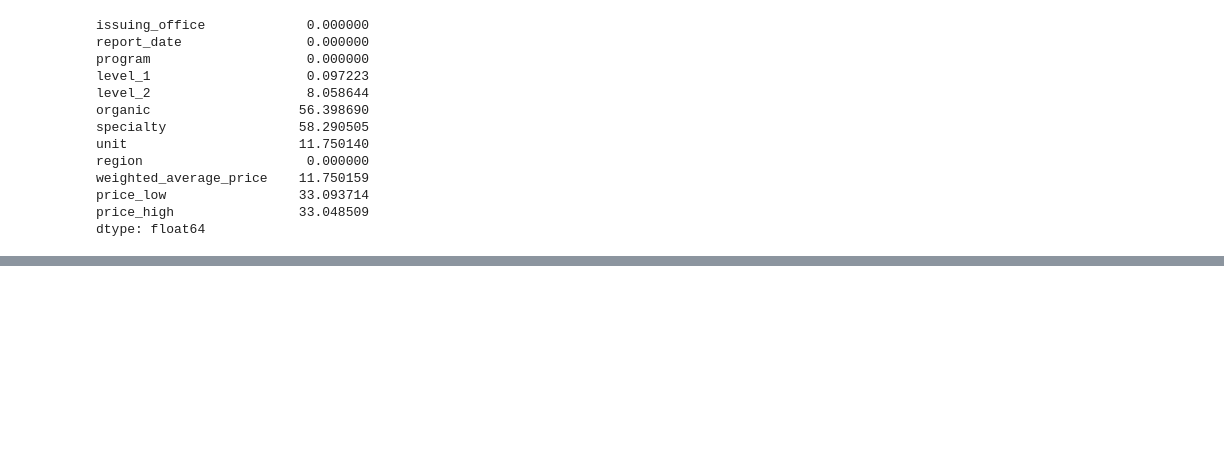
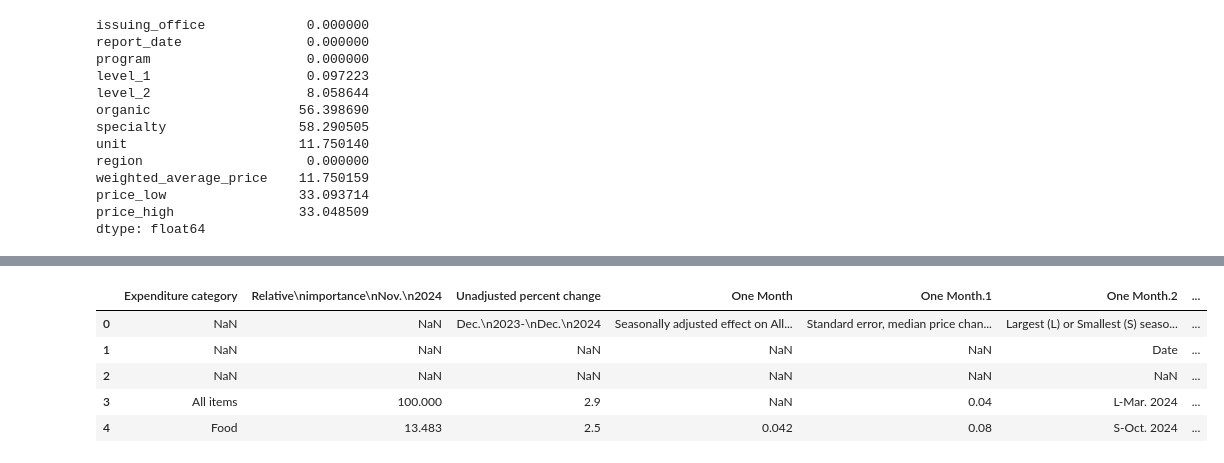
Before and after one commit to bradleytkay/Q1-2025-data-analysis-project-challenge, a Jupyter notebook: Q1-2025-step-2-data-cleaning-and-preparation.ipynb, the cells around one changed output, grey strips where cells are left out. Cells and saved outputs as stored; diff of their text form; code cells hidden in the pictures; blank space fills up the shorter version.

Commit message:
Cleaned BLS dataframe

```diff
--- a/Q1-2025-step-2-data-cleaning-and-preparation.ipynb
+++ b/Q1-2025-step-2-data-cleaning-and-preparation.ipynb
@@ -406,0 +409,3 @@ dtype: float64
+# %%
+# Create a dataframe from the BLS data
+bls_df = pd.read_excel('cpi-u-202412.xlsx')
@@ -406,0 +423,8 @@ dtype: float64
+# %%
+# Get rid of indexes.  Will just use summary data.
+
+indexes = bls_df.columns[bls_df.columns.str.contains('index', case=False)]
+
+bls_df.drop(columns=indexes, axis=1, inplace=True)
+
+bls_df.head()
@@ -406,0 +438,18 @@ dtype: float64
+# %%
+# I only care about the percent changes year-over-year, not month-to-month
+
+bls_df.drop('Unadjusted percent change.1', axis=1, inplace=True)
+bls_df.drop('Unadjusted percent change.2', axis=1, inplace=True)
+bls_df.drop('Unadjusted percent change.3', axis=1, inplace=True)
+bls_df.drop('Seasonally adjusted percent change', axis=1, inplace=True)
+bls_df.drop('Seasonally adjusted percent change.1', axis=1, inplace=True)
+bls_df.drop('Seasonally adjusted percent change.2', axis=1, inplace=True)
+
+bls_df.head()
+# %% [output]
+|  | Expenditure category | Relative\nimportance\nNov.\n2024 | Unadjusted percent change | One Month | One Month.1 | One Month.2 | ... |
+| 0 | NaN | NaN | Dec.\n2023-\nDec.\n2024 | Seasonally adjusted effect on All... | Standard error, median price chan... | Largest (L) or Smallest (S) seaso... | ... |
+| 1 | NaN | NaN | NaN | NaN | NaN | Date | ... |
+| 2 | NaN | NaN | NaN | NaN | NaN | NaN | ... |
+| 3 | All items | 100.000 | 2.9 | NaN | 0.04 | L-Mar. 2024 | ... |
+| 4 | Food | 13.483 | 2.5 | 0.042 | 0.08 | S-Oct. 2024 | ... |
```
Also changed, not shown: parts of 7 cells of this notebook.
